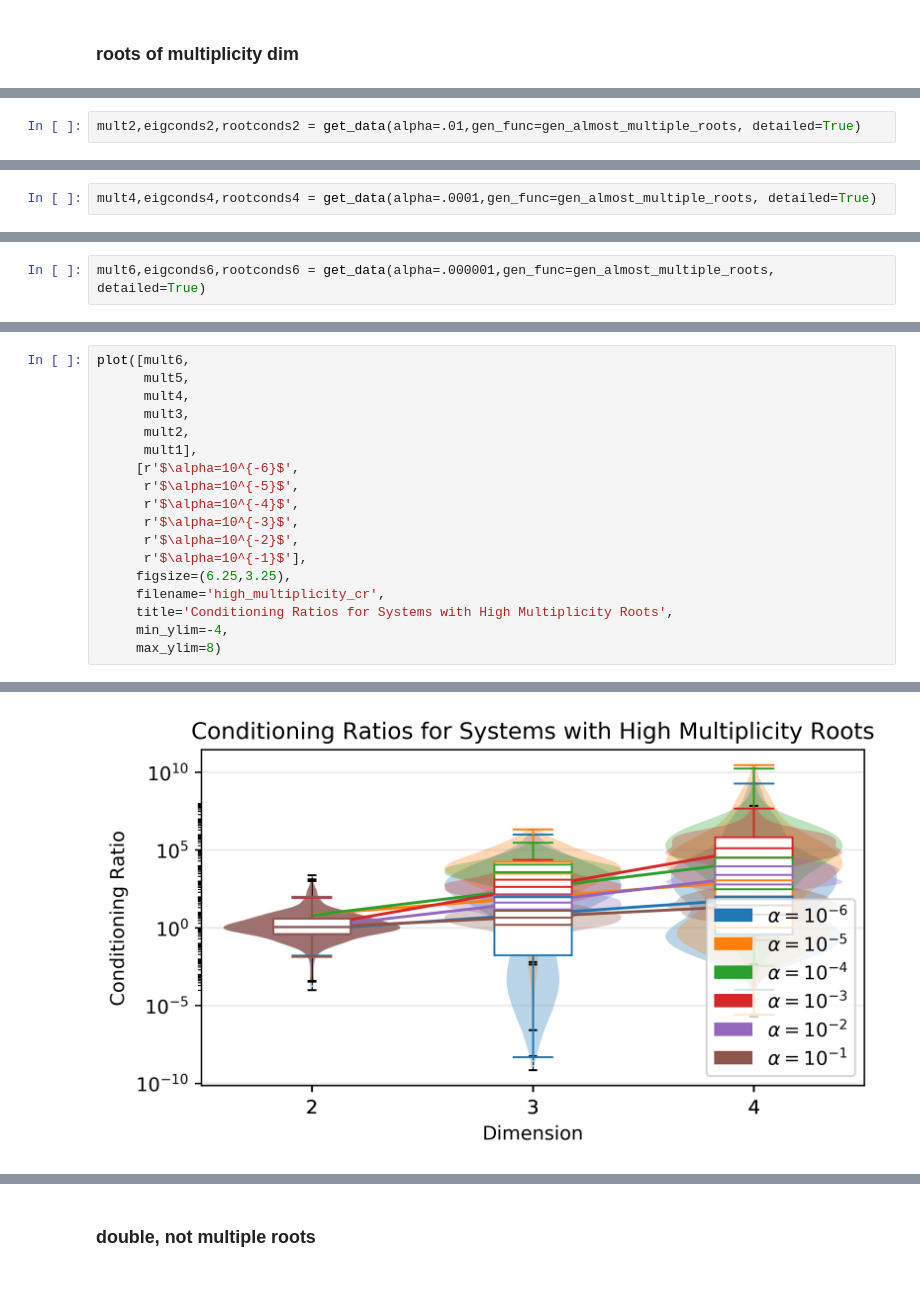
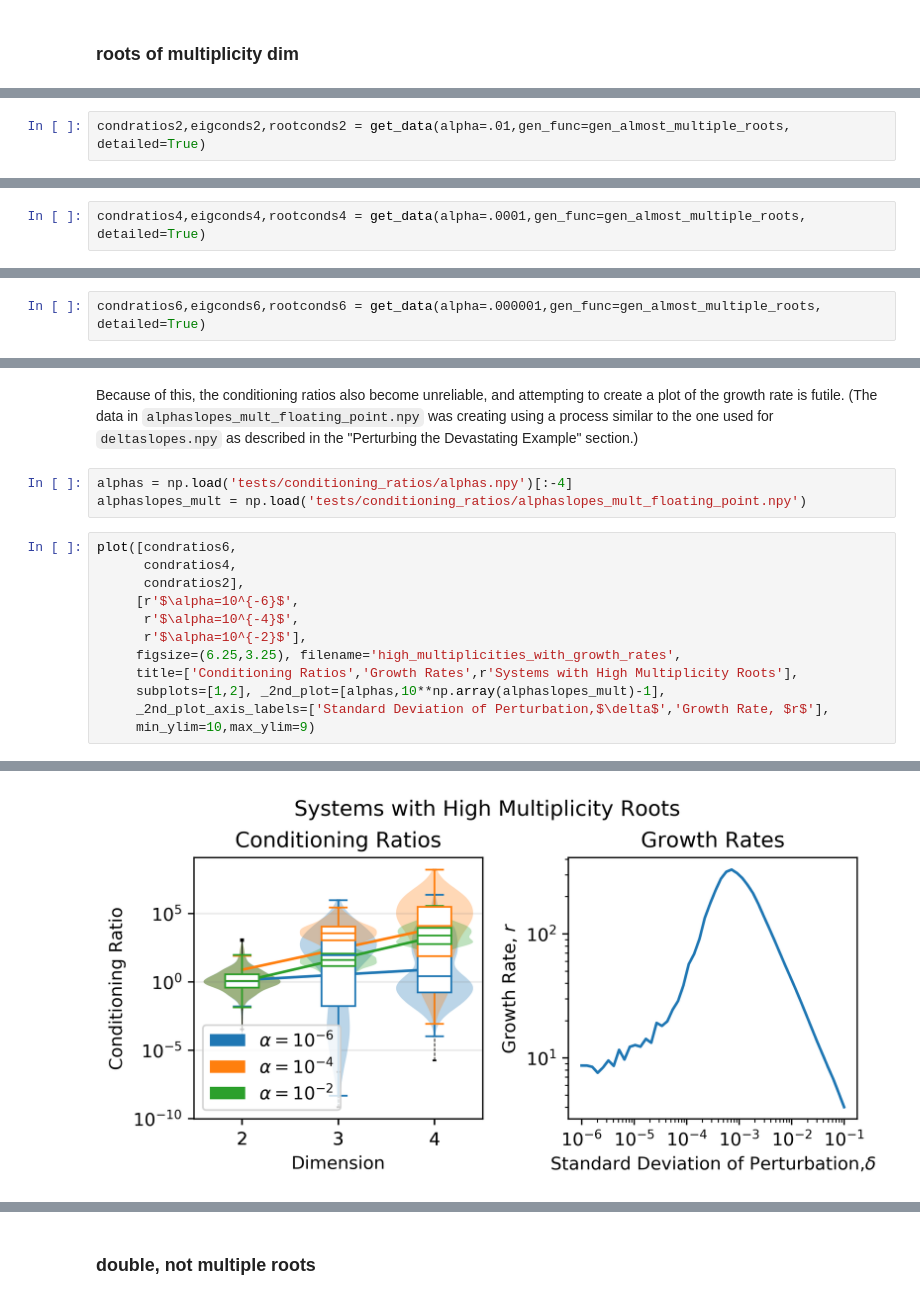
Before and after one commit to tylerjarvis/eigen_rootfinding, a Jupyter notebook: ConditioningRatios.ipynb, the cells around one changed output, grey strips where cells are left out. Drawn from its saved outputs; the diff is of its cells as text.

```diff
--- a/ConditioningRatios.ipynb
+++ b/ConditioningRatios.ipynb
@@ -365,2 +311,2 @@ mult1,eigconds1,rootconds1 = get_data(alpha=.1,gen_func=gen_almost_multiple_root
 # %%
-mult2,eigconds2,rootconds2 = get_data(alpha=.01,gen_func=gen_almost_multiple_roots, detailed=True)
+condratios2,eigconds2,rootconds2 = get_data(alpha=.01,gen_func=gen_almost_multiple_roots, detailed=True)
@@ -377,2 +315,2 @@ mult3,eigconds3,rootconds3 = get_data(alpha=.001,gen_func=gen_almost_multiple_ro
 # %%
-mult4,eigconds4,rootconds4 = get_data(alpha=.0001,gen_func=gen_almost_multiple_roots, detailed=True)
+condratios4,eigconds4,rootconds4 = get_data(alpha=.0001,gen_func=gen_almost_multiple_roots, detailed=True)
@@ -389,2 +319,2 @@ mult5,eigconds5,rootconds5 = get_data(alpha=.00001,gen_func=gen_almost_multiple_
 # %%
-mult6,eigconds6,rootconds6 = get_data(alpha=.000001,gen_func=gen_almost_multiple_roots, detailed=True)
+condratios6,eigconds6,rootconds6 = get_data(alpha=.000001,gen_func=gen_almost_multiple_roots, detailed=True)
@@ -471,20 +401,19 @@ Exponential Growth Rate: 12.264179234922832
+# %% [markdown]
+Because of this, the conditioning ratios also become unreliable, and attempting to create a plot of the growth rate is futile. (The data in `alphaslopes_mult_floating_point.npy` was creating using a process similar to the one used for `deltaslopes.npy` as described in the "Perturbing the Devastating Example" section.)
+# %%
+alphas = np.load('tests/conditioning_ratios/alphas.npy')[:-4]
+alphaslopes_mult = np.load('tests/conditioning_ratios/alphaslopes_mult_floating_point.npy')
 # %%
-plot([mult6,
-      mult5,
-      mult4,
-      mult3,
-      mult2,
-      mult1],
+plot([condratios6,
+      condratios4,
+      condratios2],
      [r'$\alpha=10^{-6}$',
-      r'$\alpha=10^{-5}$',
       r'$\alpha=10^{-4}$',
-      r'$\alpha=10^{-3}$',
-      r'$\alpha=10^{-2}$',
-      r'$\alpha=10^{-1}$'],
-     figsize=(6.25,3.25),
-     filename='high_multiplicity_cr',
-     title='Conditioning Ratios for Systems with High Multiplicity Roots',
-     min_ylim=-4,
-     max_ylim=8)
+      r'$\alpha=10^{-2}$'],
+     figsize=(6.25,3.25), filename='high_multiplicities_with_growth_rates',
+     title=['Conditioning Ratios','Growth Rates',r'Systems with High Multiplicity Roots'],
+     subplots=[1,2], _2nd_plot=[alphas,10**np.array(alphaslopes_mult)-1],
+     _2nd_plot_axis_labels=['Standard Deviation of Perturbation,$\delta$','Growth Rate, $r$'],
+     min_ylim=10,max_ylim=9)
 # %% [output]
 $\alpha=10^{-6}$
@@ -507 +430 @@ Exponential Growth Rate: 4.0076839679360265
-[figure, old version]
+[figure, new version]
```
Also changed, not shown: parts of 69 cells of this notebook, 1 other file.
